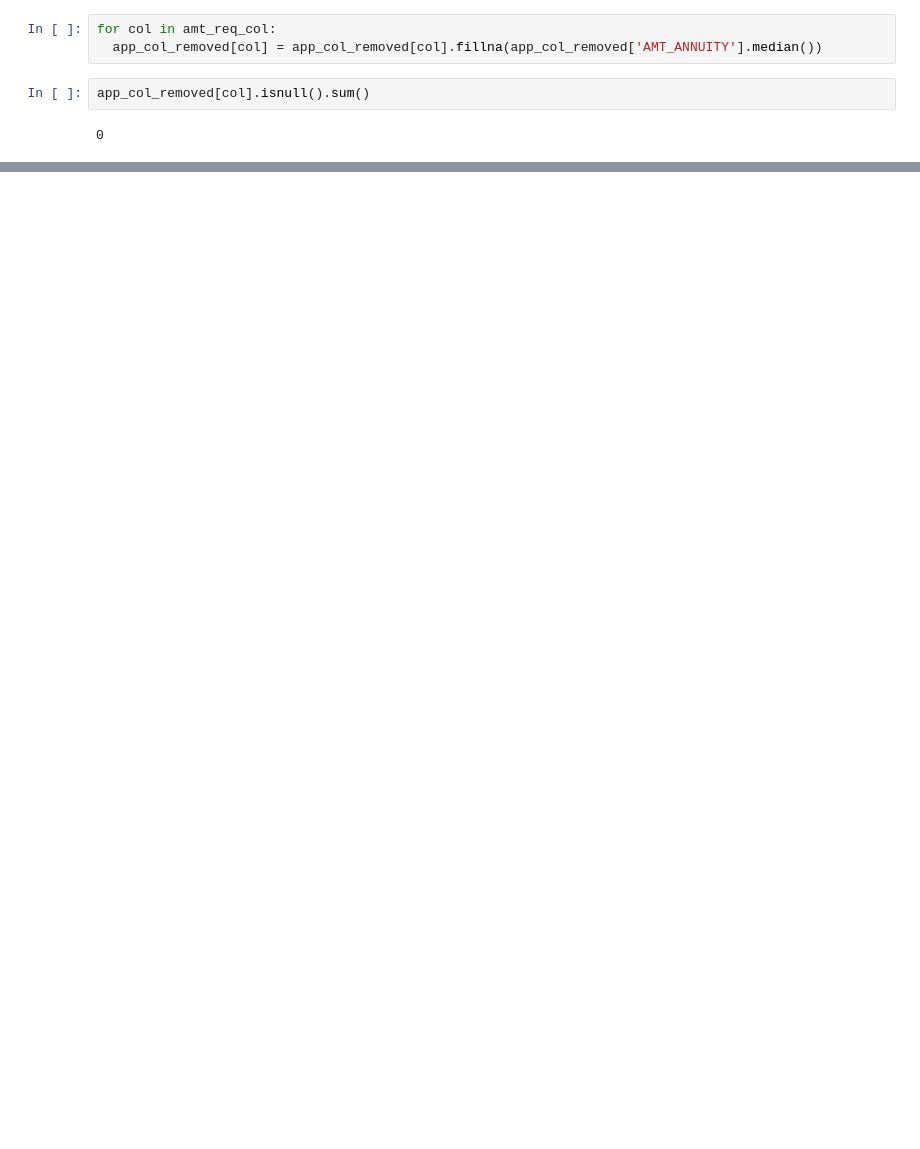
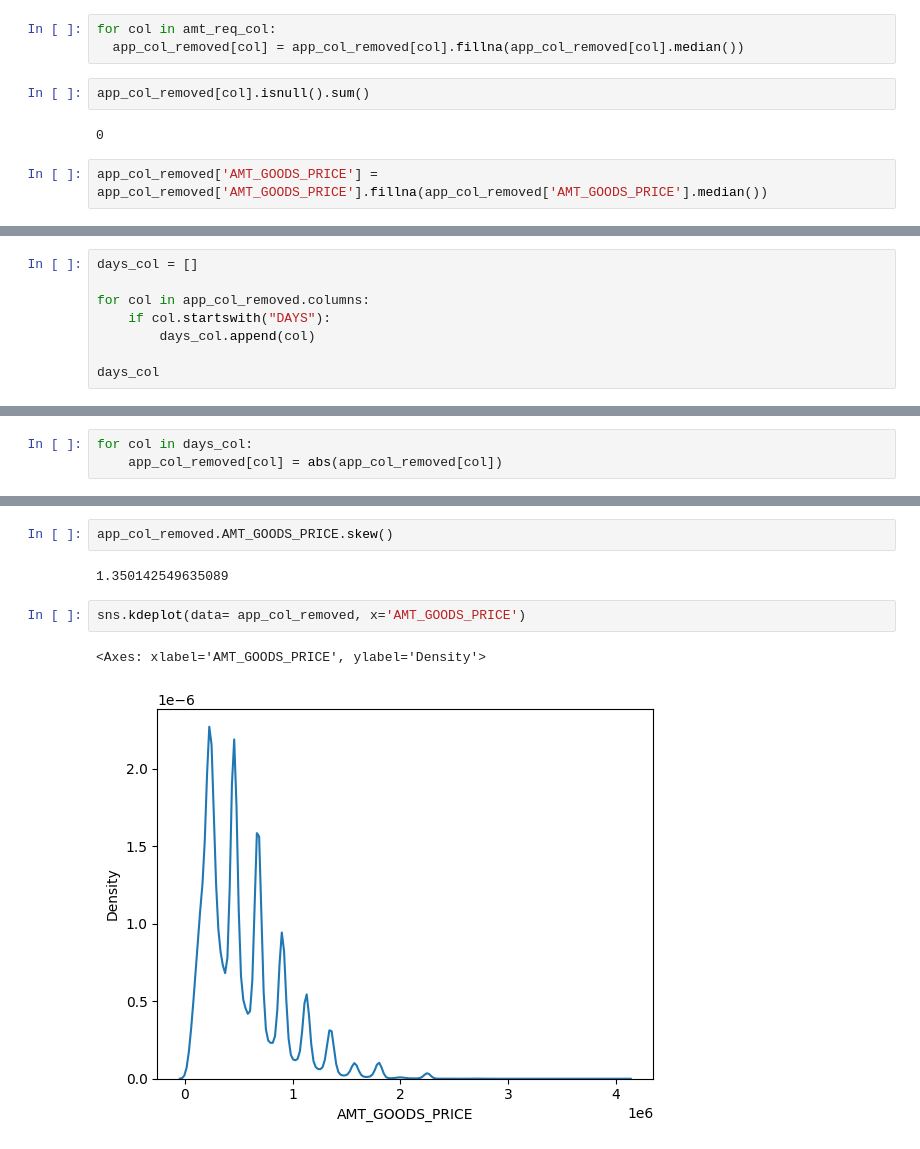
Before and after one commit to greatrifat/EDA, a Jupyter notebook: EDA_on_Bank_Loan_Defaulter.ipynb, the cells around one changed output, grey strips where cells are left out. Cells and saved outputs as stored; diff of their text form; blank space fills up the shorter version.

```diff
--- a/EDA_on_Bank_Loan_Defaulter.ipynb
+++ b/EDA_on_Bank_Loan_Defaulter.ipynb
@@ -345,8 +344,10 @@ len(amt_req_col)
 6
 # %%
 for col in amt_req_col:
-  app_col_removed[col] = app_col_removed[col].fillna(app_col_removed['AMT_ANNUITY'].median())
+  app_col_removed[col] = app_col_removed[col].fillna(app_col_removed[col].median())
 # %%
 app_col_removed[col].isnull().sum()
 # %% [output]
 0
+# %%
+app_col_removed['AMT_GOODS_PRICE'] = app_col_removed['AMT_GOODS_PRICE'].fillna(app_col_removed['AMT_GOODS_PRICE'].median())
@@ -352,0 +384,8 @@ app_col_removed[col].isnull().sum()
+# %%
+days_col = []
+
+for col in app_col_removed.columns:
+    if col.startswith("DAYS"):
+        days_col.append(col)
+
+days_col
@@ -352,0 +398,3 @@ app_col_removed[col].isnull().sum()
+# %%
+for col in days_col:
+    app_col_removed[col] = abs(app_col_removed[col])
@@ -352,0 +483,9 @@ app_col_removed[col].isnull().sum()
+# %%
+app_col_removed.AMT_GOODS_PRICE.skew()
+# %% [output]
+1.350142549635089
+# %%
+sns.kdeplot(data= app_col_removed, x='AMT_GOODS_PRICE')
+# %% [output]
+<Axes: xlabel='AMT_GOODS_PRICE', ylabel='Density'>
+[figure, added]
```
Also changed, not shown: parts of 75 cells of this notebook.
